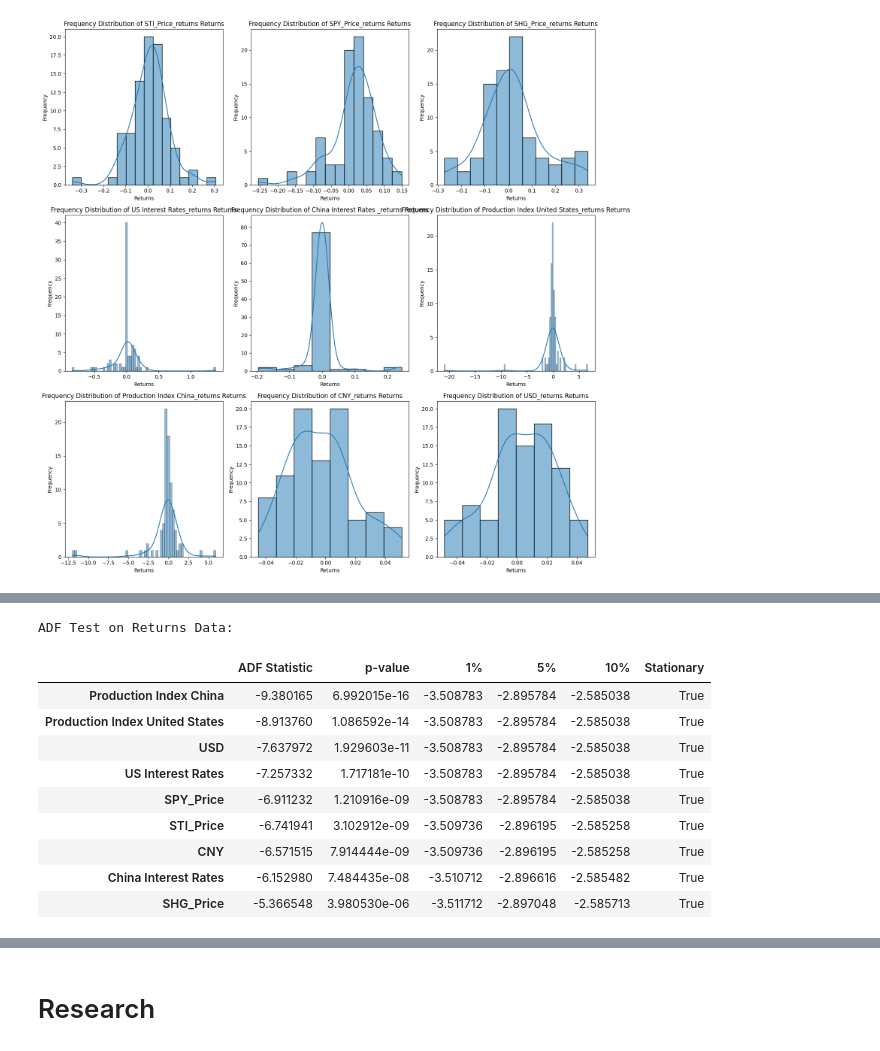
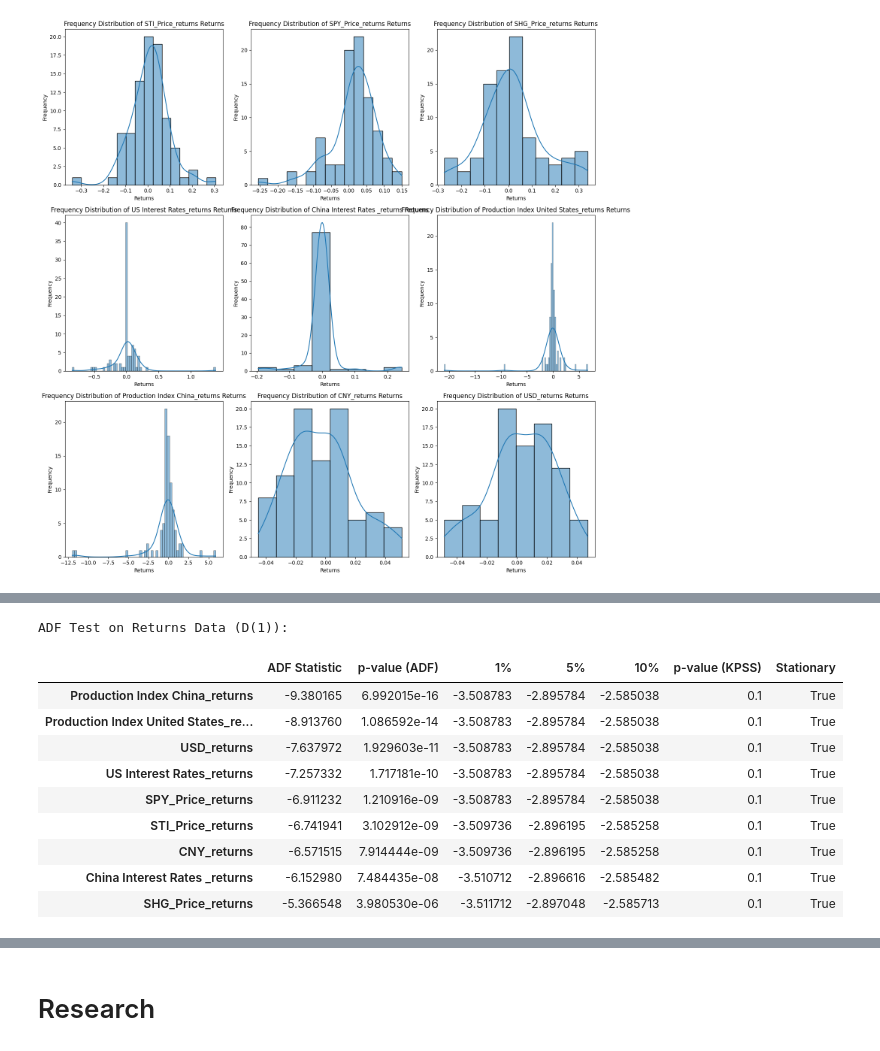
Before and after one commit to Charles-Gormley/SingaporeEconomicStudy-USv.China, a Jupyter notebook: Analysis.ipynb, the cells around one changed output, grey strips where cells are left out. Cells and saved outputs as stored; diff of their text form; code cells hidden in the pictures.

```diff
--- a/Analysis.ipynb
+++ b/Analysis.ipynb
@@ -15,6 +27,10 @@ df['Date'] = pd.to_datetime(df['Date'])
 cols_to_plot = ['STI_Price', 'SPY_Price', 'SHG_Price', 'US Interest Rates',
                 'China Interest Rates ', 'Production Index United States',
                 'Production Index China', 'CNY', 'USD']
+return_cols_to_plot = []
+
+for col in cols_to_plot:
+    return_cols_to_plot.append(col+"_returns")
 # %% [markdown]
 #### D(1) - Returns Data
 # %%
@@ -168,0 +161,36 @@ ADF Test on Raw Data:
+# %%
+from statsmodels.tsa.stattools import adfuller, kpss
+import pandas as pd
+
+# Define a function to perform the ADF test on a series
+def perform_adf_test(series):
+    result = adfuller(series)
+    return {'ADF Statistic': result[0], 'p-value (ADF)': result[1], **result[4]}
+
+# Define a function to check stationarity based on both ADF and KPSS
+def is_stationary(row):
+    adf_statistic = row['ADF Statistic']
+    adf_p_value = row['p-value (ADF)']
+    kpss_p_value = row['p-value (KPSS)']
+
+    return adf_p_value < 0.05 and adf_statistic < row['1%'] and kpss_p_value > 0.05
+
+# Initialize a list to hold test results
+results = []
+d1_results = []
+
+# Perform ADF and KPSS tests on each series and store the results in the 'results' list
+for col in cols_to_plot:
+    adf_result = perform_adf_test(df[col])
+    kpss_result = kpss(df[col])
+    results.append({**adf_result, 'p-value (KPSS)': kpss_result[1], 'Stationary': is_stationary({**adf_result, 'p-value (KPSS)': kpss_result[1]})})
+
+
+for col in return_cols_to_plot:
+    adf_result = perform_adf_test(df[col])
+    kpss_result = kpss(df[col])
+    d1_results.append({**adf_result, 'p-value (KPSS)': kpss_result[1], 'Stationary': is_stationary({**adf_result, 'p-value (KPSS)': kpss_result[1]})})
+
+# Convert the results to a DataFrame
+stationary_results_df = pd.DataFrame(results, index=cols_to_plot)
+stationary_d1_results_df = pd.DataFrame(d1_results, index=return_cols_to_plot)
@@ -169,15 +231,15 @@ ADF Test on Raw Data:
 # %%
-print("\nADF Test on Returns Data:")
-adf_returns_data_df.sort_values(by="ADF Statistic")
+print("\nADF Test on Returns Data (D(1)):")
+stationary_d1_results_df.sort_values(by="ADF Statistic")
 # %% [output]
-ADF Test on Returns Data:
+ADF Test on Returns Data (D(1)):
-|  | ADF Statistic | p-value | 1% | 5% | 10% | Stationary |
-| Production Index China | -9.380165 | 6.992015e-16 | -3.508783 | -2.895784 | -2.585038 | True |
-| Production Index United States | -8.913760 | 1.086592e-14 | -3.508783 | -2.895784 | -2.585038 | True |
-| USD | -7.637972 | 1.929603e-11 | -3.508783 | -2.895784 | -2.585038 | True |
-| US Interest Rates | -7.257332 | 1.717181e-10 | -3.508783 | -2.895784 | -2.585038 | True |
-| SPY_Price | -6.911232 | 1.210916e-09 | -3.508783 | -2.895784 | -2.585038 | True |
-| STI_Price | -6.741941 | 3.102912e-09 | -3.509736 | -2.896195 | -2.585258 | True |
-| CNY | -6.571515 | 7.914444e-09 | -3.509736 | -2.896195 | -2.585258 | True |
-| China Interest Rates | -6.152980 | 7.484435e-08 | -3.510712 | -2.896616 | -2.585482 | True |
-| SHG_Price | -5.366548 | 3.980530e-06 | -3.511712 | -2.897048 | -2.585713 | True |
+|  | ADF Statistic | p-value (ADF) | 1% | 5% | 10% | p-value (KPSS) | Stationary |
+| Production Index China_returns | -9.380165 | 6.992015e-16 | -3.508783 | -2.895784 | -2.585038 | 0.1 | True |
+| Production Index United States_re... | -8.913760 | 1.086592e-14 | -3.508783 | -2.895784 | -2.585038 | 0.1 | True |
+| USD_returns | -7.637972 | 1.929603e-11 | -3.508783 | -2.895784 | -2.585038 | 0.1 | True |
+| US Interest Rates_returns | -7.257332 | 1.717181e-10 | -3.508783 | -2.895784 | -2.585038 | 0.1 | True |
+| SPY_Price_returns | -6.911232 | 1.210916e-09 | -3.508783 | -2.895784 | -2.585038 | 0.1 | True |
+| STI_Price_returns | -6.741941 | 3.102912e-09 | -3.509736 | -2.896195 | -2.585258 | 0.1 | True |
+| CNY_returns | -6.571515 | 7.914444e-09 | -3.509736 | -2.896195 | -2.585258 | 0.1 | True |
+| China Interest Rates _returns | -6.152980 | 7.484435e-08 | -3.510712 | -2.896616 | -2.585482 | 0.1 | True |
+| SHG_Price_returns | -5.366548 | 3.980530e-06 | -3.511712 | -2.897048 | -2.585713 | 0.1 | True |
```
Also changed, not shown: parts of 38 cells of this notebook, 1 other file.
